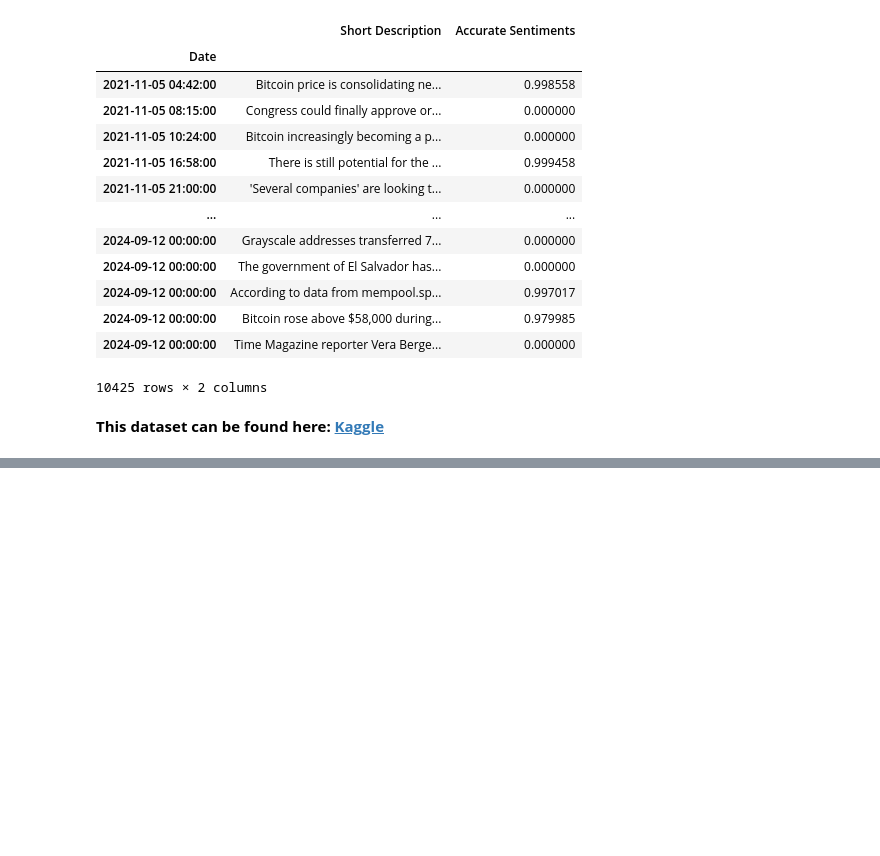
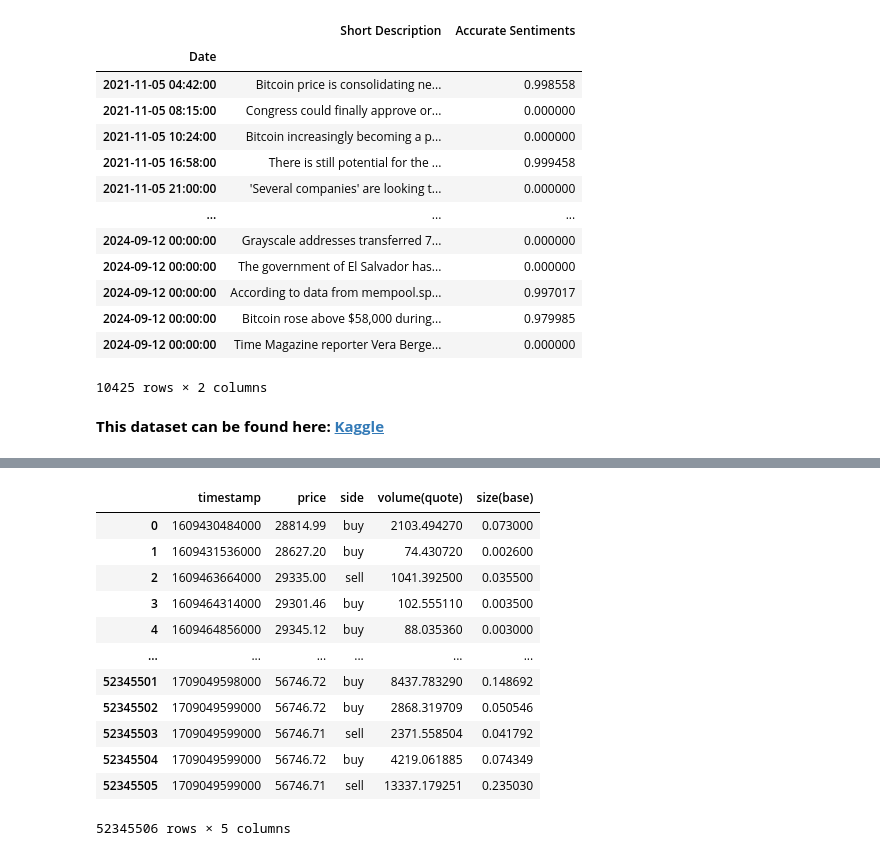
Before and after one commit to Bitcoin-Price-Prediction-Experiments/Bitcoin-Dataset-Viewer-and-Preparer, a Jupyter notebook: notebooks/datasets-preparer.ipynb, the cells around one changed output, grey strips where cells are left out. Cells and saved outputs as stored; diff of their text form; code cells hidden in the pictures; blank space fills up the shorter version.

```diff
--- a/notebooks/datasets-preparer.ipynb
+++ b/notebooks/datasets-preparer.ipynb
@@ -292,0 +303,16 @@ articles_21_24.to_csv("../data/final_data/bitcoin_sentiments_21_24.csv")
+# %%
+bitcoin
+# %% [output]
+|  | timestamp | price | side | volume(quote) | size(base) |
+| 0 | 1609430484000 | 28814.99 | buy | 2103.494270 | 0.073000 |
+| 1 | 1609431536000 | 28627.20 | buy | 74.430720 | 0.002600 |
+| 2 | 1609463664000 | 29335.00 | sell | 1041.392500 | 0.035500 |
+| 3 | 1609464314000 | 29301.46 | buy | 102.555110 | 0.003500 |
+| 4 | 1609464856000 | 29345.12 | buy | 88.035360 | 0.003000 |
+| ... | ... | ... | ... | ... | ... |
+| 52345501 | 1709049598000 | 56746.72 | buy | 8437.783290 | 0.148692 |
+| 52345502 | 1709049599000 | 56746.72 | buy | 2868.319709 | 0.050546 |
+| 52345503 | 1709049599000 | 56746.71 | sell | 2371.558504 | 0.041792 |
+| 52345504 | 1709049599000 | 56746.72 | buy | 4219.061885 | 0.074349 |
+| 52345505 | 1709049599000 | 56746.71 | sell | 13337.179251 | 0.235030 |
+52345506 rows × 5 columns
```
Also changed, not shown: parts of 9 cells of this notebook, 5 other files.
